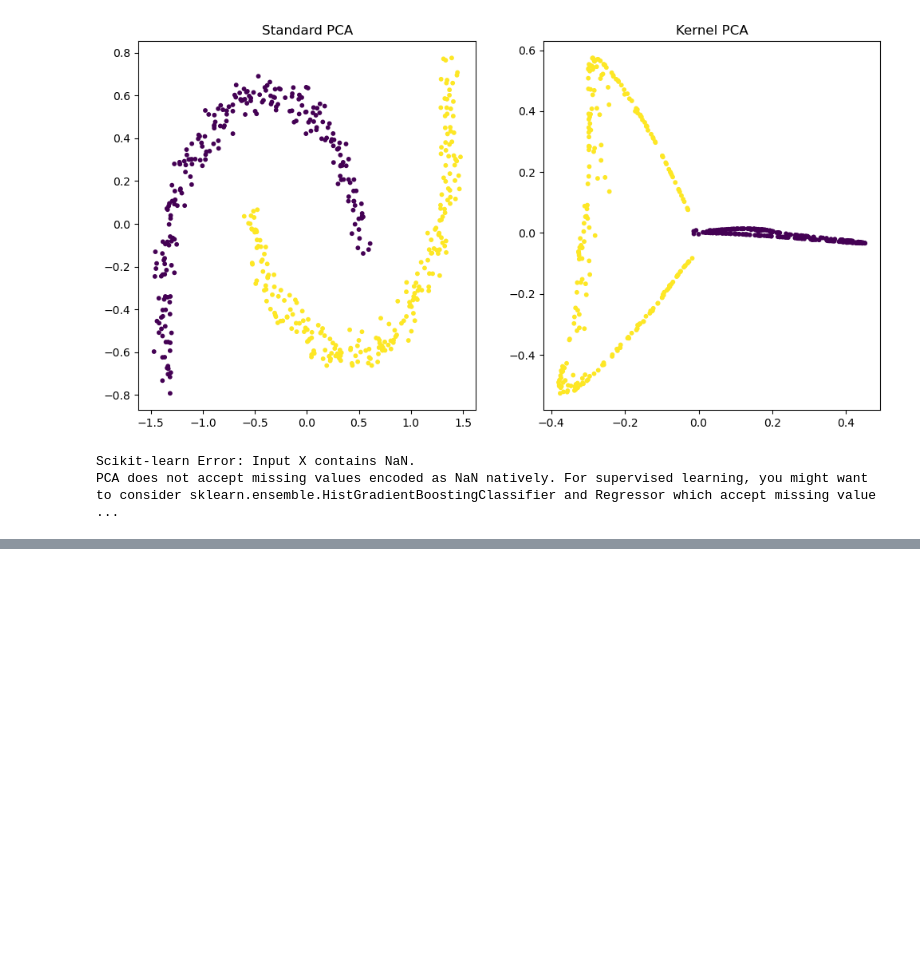
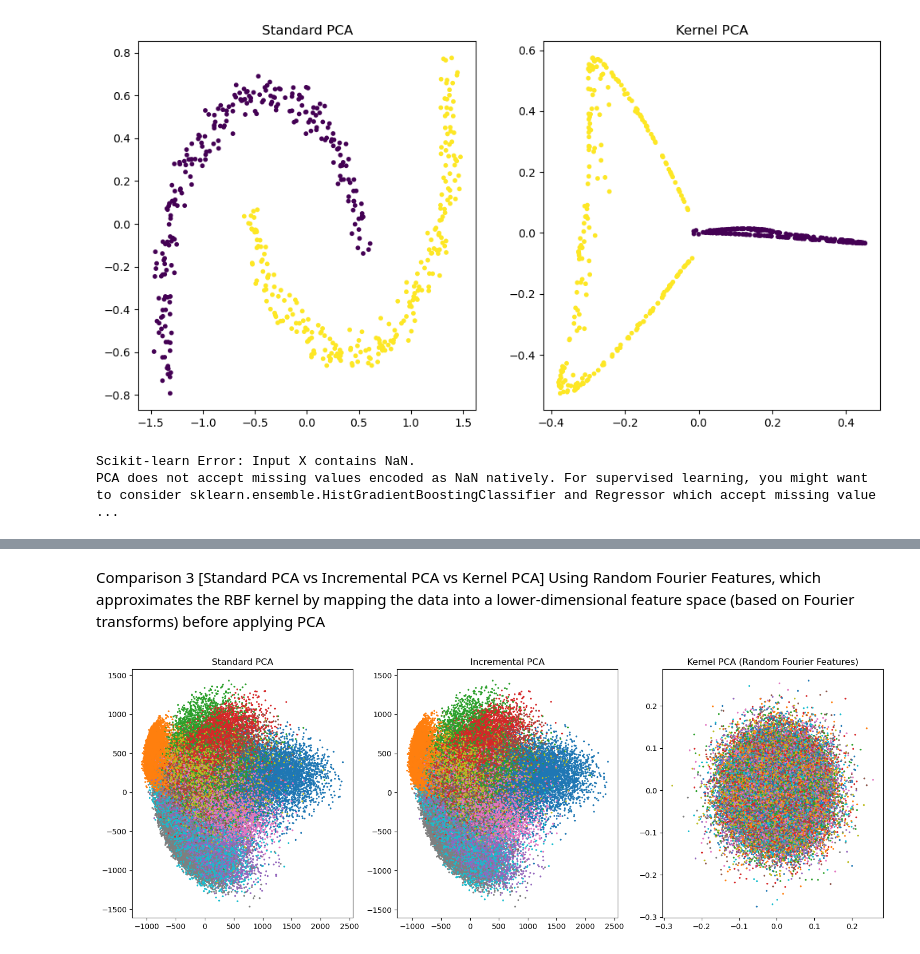
Before and after one commit to ChewXieYang/MachineLearningAssignment, a Jupyter notebook: LabEnhancement_PCA/PCA.ipynb, the cells around one changed output, grey strips where cells are left out. Saved outputs shown, nothing was run; the diff lists cells and outputs as text; code cells hidden in the pictures; blank space fills up the shorter version.

```diff
--- a/LabEnhancement_PCA/PCA.ipynb
+++ b/LabEnhancement_PCA/PCA.ipynb
@@ -211,0 +392,52 @@ PCA does not accept missing values encoded as NaN natively. For supervised learn
+# %% [markdown]
+Comparison 3 [Standard PCA vs Incremental PCA vs Kernel PCA]
+Using Random Fourier Features, which approximates the RBF kernel by mapping the data into a lower-dimensional feature space (based on Fourier transforms) before applying PCA
+# %%
+from sklearn.decomposition import PCA, IncrementalPCA
+from sklearn.kernel_approximation import RBFSampler
+from sklearn.datasets import fetch_openml
+import matplotlib.pyplot as plt
+
+# Load MNIST
+mnist = fetch_openml('mnist_784', version=1, as_frame=False)
+X_mnist, y_mnist = mnist.data, mnist.target
+
+# Standardize the data
+X_mean = X_mnist.mean(axis=0)
+X_centered = X_mnist - X_mean
+
+# Standard PCA
+pca = PCA(n_components=2)
+X_pca = pca.fit_transform(X_centered)
+
+# Incremental PCA
+ipca = IncrementalPCA(n_components=2, batch_size=1000)
+X_ipca = ipca.fit_transform(X_centered)
+
+# Kernel PCA using Random Fourier Features
+rbf_sampler = RBFSampler(gamma=1, n_components=300)  # Approximate RBF kernel with 300 components
+X_rbf = rbf_sampler.fit_transform(X_mnist)
+pca_kpca = PCA(n_components=2)  # Use standard PCA on the approximated kernel features
+X_kpca = pca_kpca.fit_transform(X_rbf)
+
+# Plot results
+plt.figure(figsize=(18, 6))
+
+# Standard PCA
+plt.subplot(1, 3, 1)
+plt.scatter(X_pca[:, 0], X_pca[:, 1], c=y_mnist.astype(int), cmap='tab10', s=2)
+plt.title("Standard PCA")
+
+# Incremental PCA
+plt.subplot(1, 3, 2)
+plt.scatter(X_ipca[:, 0], X_ipca[:, 1], c=y_mnist.astype(int), cmap='tab10', s=2)
+plt.title("Incremental PCA")
+
+# Kernel PCA (Random Fourier Features)
+plt.subplot(1, 3, 3)
+plt.scatter(X_kpca[:, 0], X_kpca[:, 1], c=y_mnist.astype(int), cmap='tab10', s=2)
+plt.title("Kernel PCA (Random Fourier Features)")
+
+plt.show()
+# %% [output]
+[figure, added]
```
Also changed, not shown: parts of 12 cells of this notebook.
